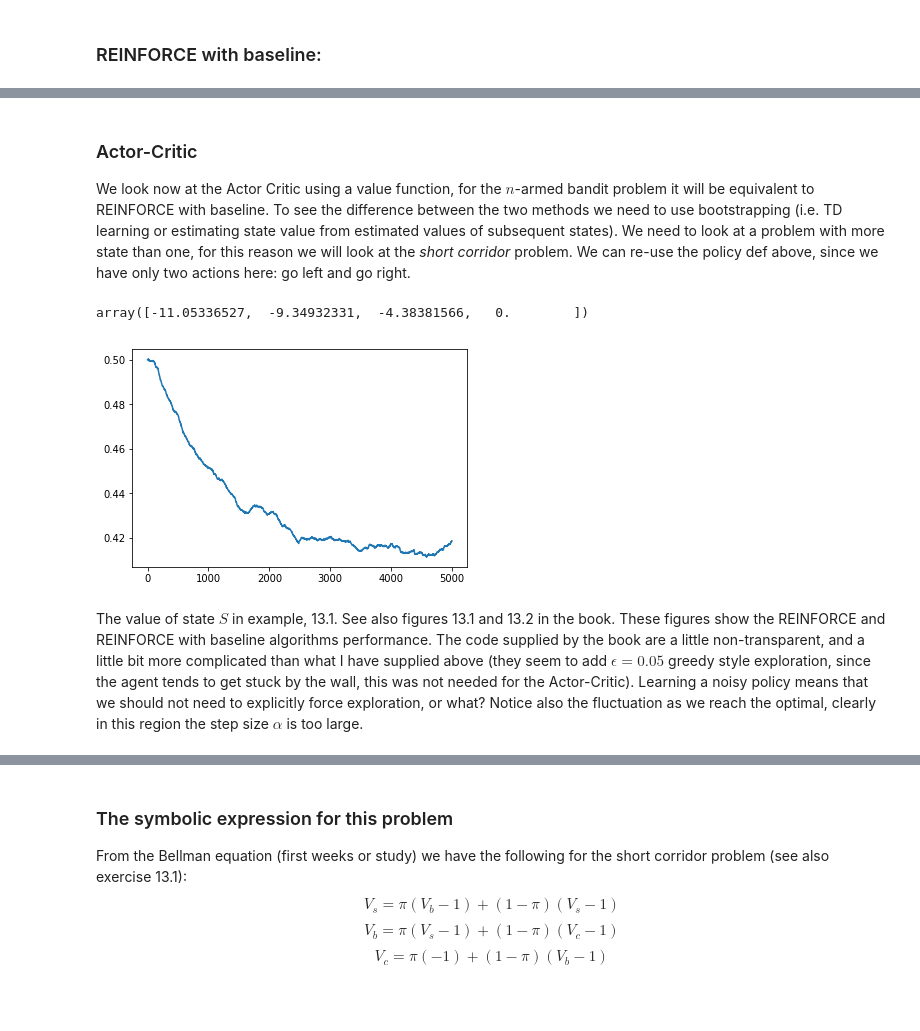
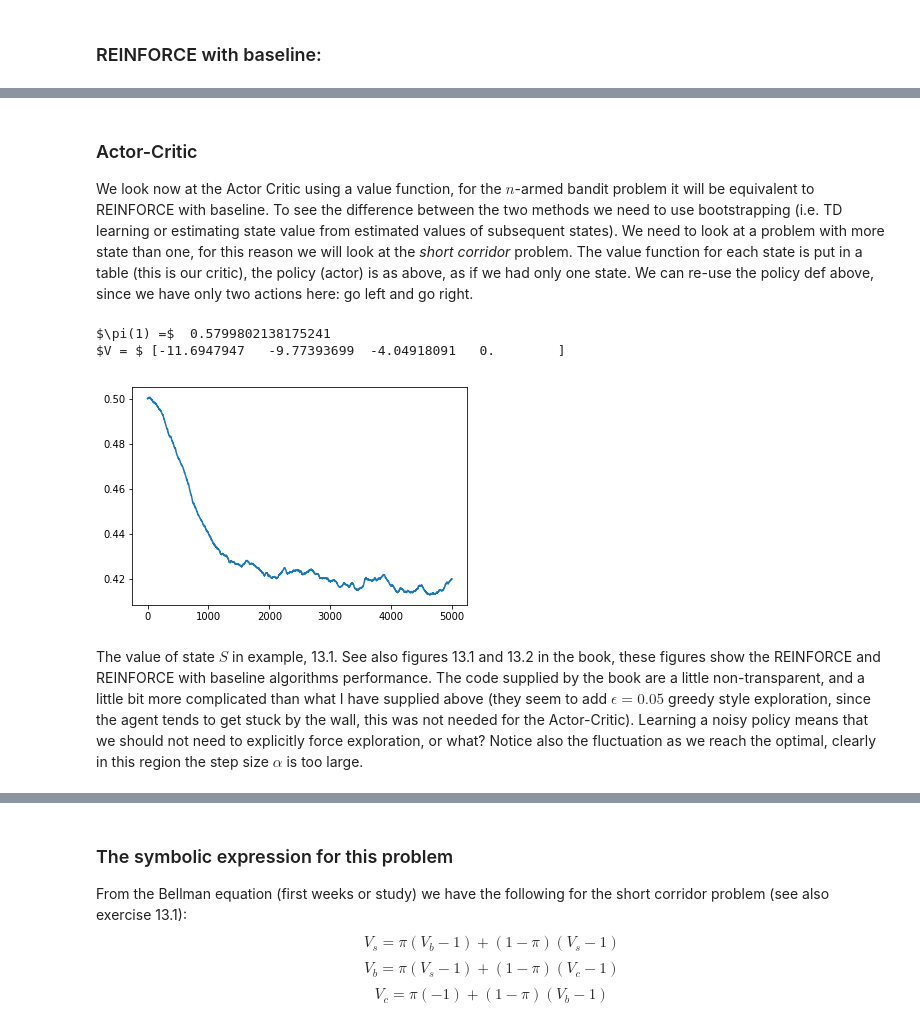
Before and after one commit to tprunarsson/Reiknigreind2018, a Jupyter notebook: pg.ipynb, the cells around one changed output, grey strips where cells are left out. Saved outputs shown, nothing was run; the diff lists cells and outputs as text; code cells hidden in the pictures; blank space fills up the shorter version.

```diff
--- a/pg.ipynb
+++ b/pg.ipynb
@@ -174,6 +171,6 @@ plt.plot(life_of_theta_baseline)
 # %% [markdown]
 ### Actor-Critic
-We look now at the Actor Critic using a value function, for the $n$-armed bandit problem it will be equivalent to REINFORCE with baseline. To see the difference between the two methods we need to use bootstrapping (i.e. TD learning or estimating state value from estimated values of subsequent states). We need to look at a problem with more state than one, for this reason we will look at the *short corridor* problem. We can re-use the policy def above, since we have only two actions here: go left and go right.
+We look now at the Actor Critic using a value function, for the $n$-armed bandit problem it will be equivalent to REINFORCE with baseline. To see the difference between the two methods we need to use bootstrapping (i.e. TD learning or estimating state value from estimated values of subsequent states). We need to look at a problem with more state than one, for this reason we will look at the *short corridor* problem. The value function for each state is put in a table (this is our critic), the policy (actor) is as above, as if we had only one state. We can re-use the policy def above, since we have only two actions here: go left and go right.
 # %%
 def short_corridor_step(s,a):
     step = [-1,1]
@@ -191,37 +188,39 @@ V = np.zeros(4) # value of the four states, note that V[3] = 0 by definition
 theta = np.ones(2) # equal values to start off with
 alpha_w = 0.01 # step sizes for values
 alpha_th = 0.0001 # smaller step size for theta
 gamma = 1 # so discounting is not used
 x = np.eye(2)
 pi = lambda a, x, theta : np.exp(np.matmul(theta,x[:,a].T))/np.sum(np.exp(np.matmul(theta,x.T)))
 life_of_pi_ac = np.zeros( 5000 )
 life_of_value_ac = np.zeros( (len(life_of_pi_ac)) )
 for episode in range( len(life_of_pi_ac) ):
     s = 0 # initial state
     I = 1 # used for discounting
     while s < 3:
         if np.random.uniform() < pi(0,x,theta):
             a = 0
         else:
             a = 1
         r, snew = short_corridor_step(s,a)
         delta = r + gamma*V[snew]-V[s]
         V[s] = V[s] + alpha_w*delta # note here we are just using a table directly so grad is 1
         grad_ln_pi = x[:,a] - np.matmul(np.array( [pi(0,x,theta), pi(1,x,theta)] ), x)
         theta = theta + alpha_th*I*delta*grad_ln_pi
         I = gamma*I
         s = snew
     life_of_pi_ac[episode] = pi(0,x,theta)
     life_of_value_ac[episode] = V[0]
 
 %matplotlib inline
 import matplotlib.pyplot as plt
 plt.plot(life_of_pi_ac)
-V
+print("$\pi(1) =$ ", pi(1,x,theta))
+print("$V = $", V)
 # %% [output]
-array([-11.05336527,  -9.34932331,  -4.38381566,   0.        ])
+$\pi(1) =$  0.5799802138175241
+$V = $ [-11.6947947   -9.77393699  -4.04918091   0.        ]
-[figure, old version]
+[figure, new version]
 # %% [markdown]
-The value of state $S$ in example, 13.1. See also figures 13.1 and 13.2 in the book. These figures show the REINFORCE and REINFORCE with baseline algorithms performance. The code supplied by the book are a little non-transparent, and a little bit more complicated than what I have supplied above (they seem to add $\epsilon=0.05$ greedy style exploration, since the agent tends to get stuck by the wall, this was not needed for the Actor-Critic). Learning a noisy policy means that we should not need to explicitly force exploration, or what? Notice also the fluctuation as we reach the optimal, clearly in this region the step size $\alpha$ is too large.
+The value of state $S$ in example, 13.1. See also figures 13.1 and 13.2 in the book, these figures show the REINFORCE and REINFORCE with baseline algorithms performance. The code supplied by the book are a little non-transparent, and a little bit more complicated than what I have supplied above (they seem to add $\epsilon=0.05$ greedy style exploration, since the agent tends to get stuck by the wall, this was not needed for the Actor-Critic). Learning a noisy policy means that we should not need to explicitly force exploration, or what? Notice also the fluctuation as we reach the optimal, clearly in this region the step size $\alpha$ is too large.
 # %%
 plt.plot(life_of_value_ac)
```
Also changed, not shown: parts of 7 cells of this notebook.
